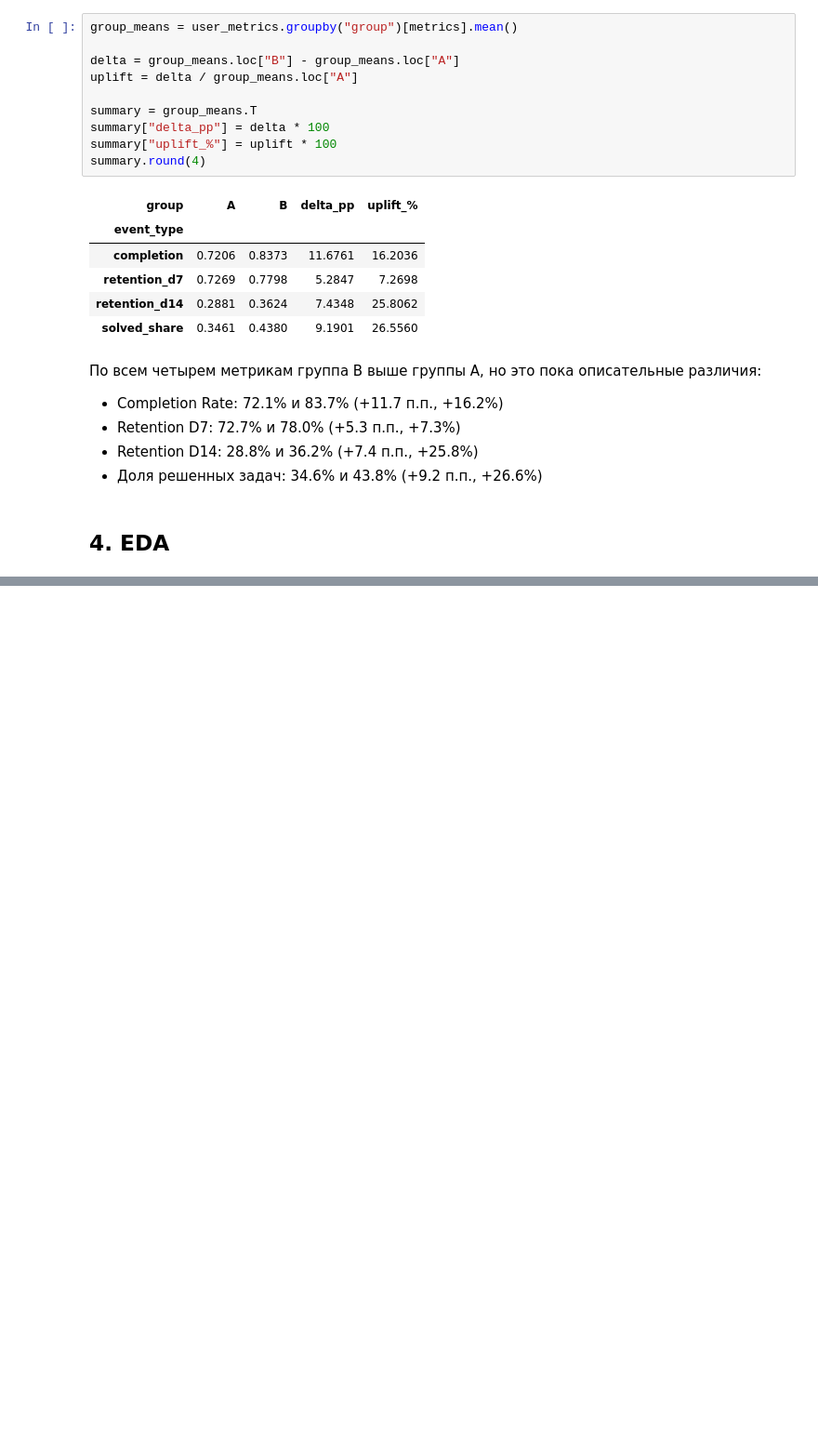
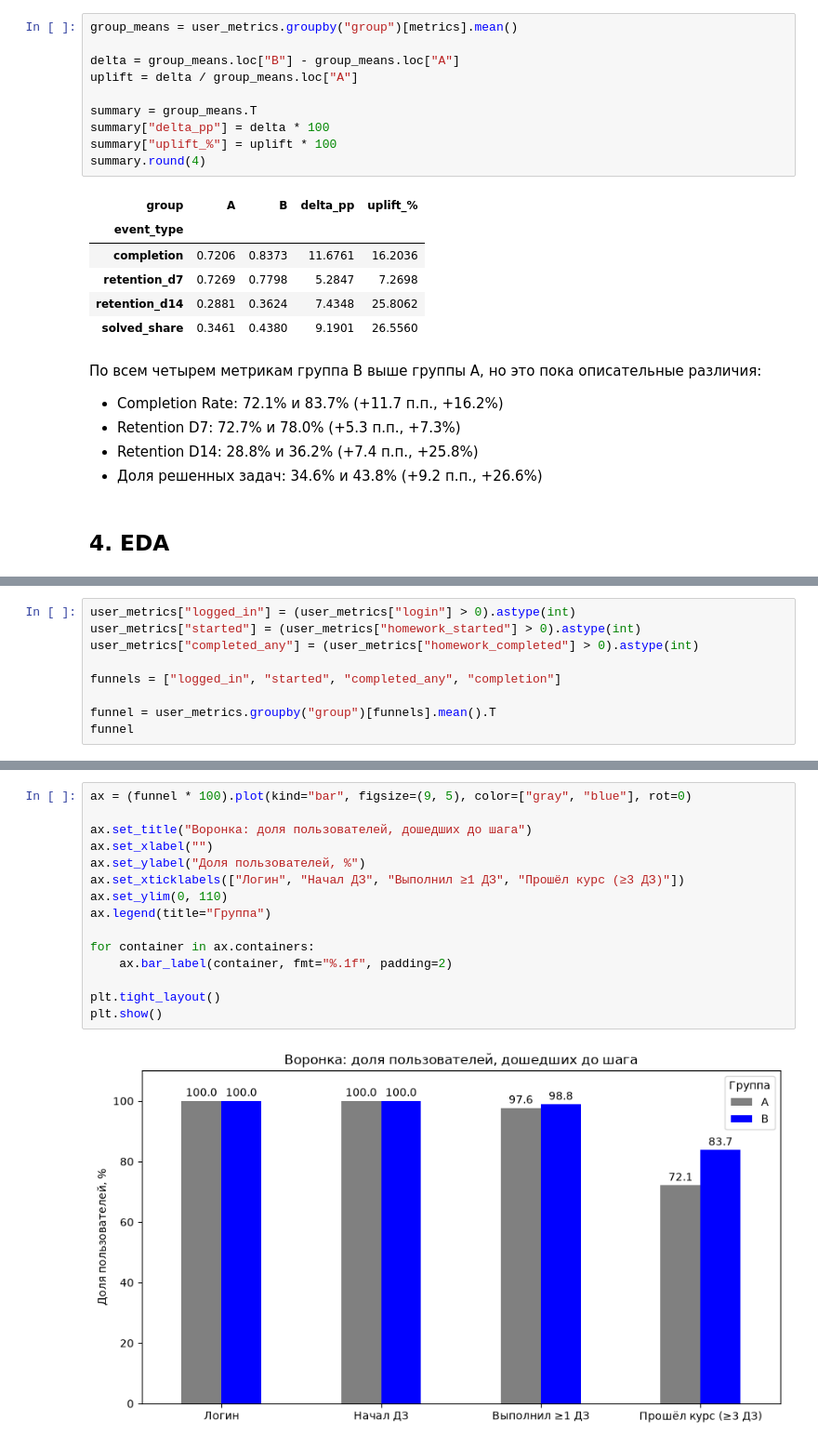
Before and after one commit to aleksandr-klushin/gamification-ab, a Jupyter notebook: notebooks/ab_test_analysis.ipynb, the cells around one changed output, grey strips where cells are left out. Shown at 93% size. Drawn from its saved outputs; the diff is of its cells as text; blank space fills up the shorter version.

```diff
--- a/notebooks/ab_test_analysis.ipynb
+++ b/notebooks/ab_test_analysis.ipynb
@@ -397,0 +401,9 @@ summary.round(4)
+# %%
+user_metrics["logged_in"] = (user_metrics["login"] > 0).astype(int)
+user_metrics["started"] = (user_metrics["homework_started"] > 0).astype(int)
+user_metrics["completed_any"] = (user_metrics["homework_completed"] > 0).astype(int)
+
+funnels = ["logged_in", "started", "completed_any", "completion"]
+
+funnel = user_metrics.groupby("group")[funnels].mean().T
+funnel
@@ -397,0 +427,17 @@ summary.round(4)
+# %%
+ax = (funnel * 100).plot(kind="bar", figsize=(9, 5), color=["gray", "blue"], rot=0)
+
+ax.set_title("Воронка: доля пользователей, дошедших до шага")
+ax.set_xlabel("")
+ax.set_ylabel("Доля пользователей, %")
+ax.set_xticklabels(["Логин", "Начал ДЗ", "Выполнил ≥1 ДЗ", "Прошёл курс (≥3 ДЗ)"])
+ax.set_ylim(0, 110)
+ax.legend(title="Группа")
+
+for container in ax.containers:
+    ax.bar_label(container, fmt="%.1f", padding=2)
+
+plt.tight_layout()
+plt.show()
+# %% [output]
+[figure, added]
```
Also changed, not shown: parts of 41 cells of this notebook, 2 other files.
